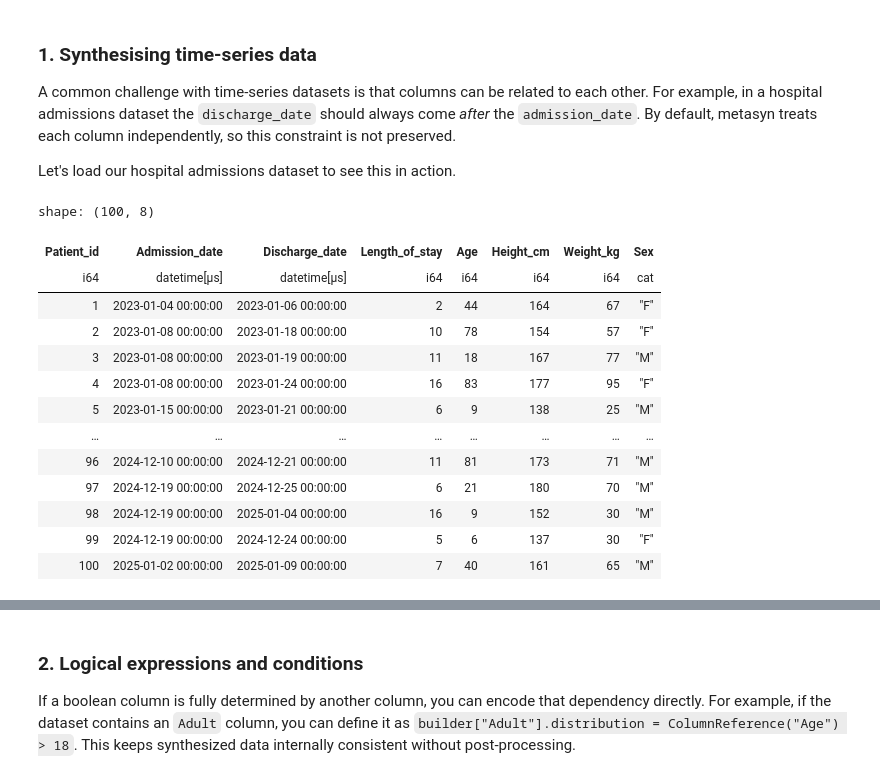
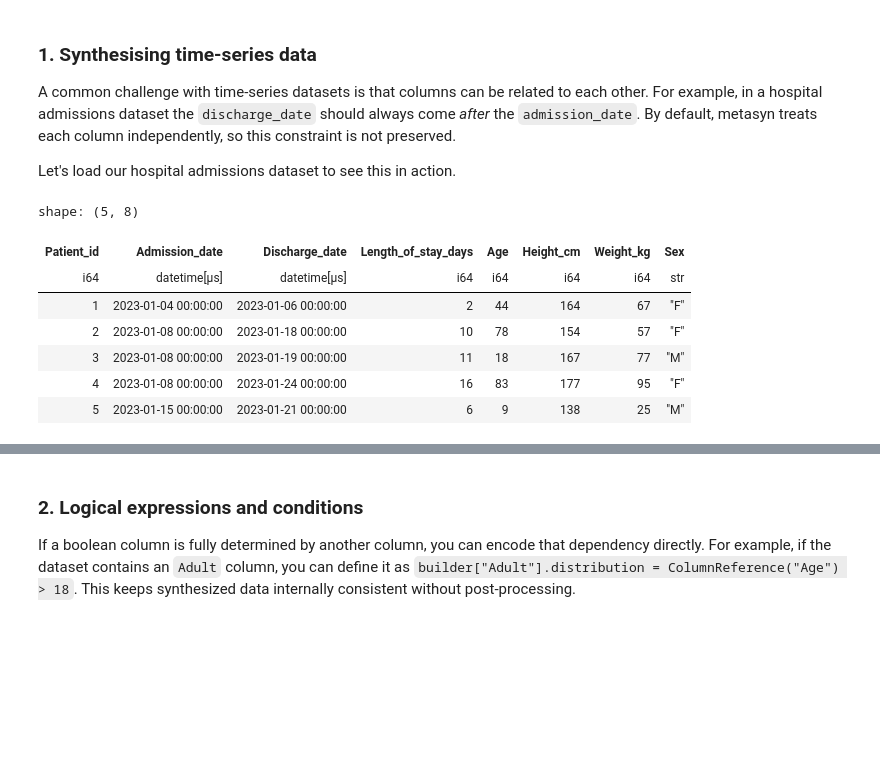
Before and after one commit to sodascience/metasyn, a Jupyter notebook: examples/3_additional_features.ipynb, the cells around one changed output, grey strips where cells are left out. Drawn from its saved outputs; the diff is of its cells as text; code cells hidden in the pictures; blank space fills up the shorter version.

```diff
--- a/examples/3_additional_features.ipynb
+++ b/examples/3_additional_features.ipynb
@@ -30,29 +27,16 @@ A common challenge with time-series datasets is that columns can be related to e
 
 Let's load our hospital admissions dataset to see this in action.
 # %%
-df = pl.read_csv("../metasyn/demo/demo_hospital_2.csv")
-df = df.with_columns(
-    pl.col("Patient_id").cast(pl.Int64),
-    pl.col("Admission_date").str.to_datetime(),
-    pl.col("Discharge_date").str.to_datetime(),
-    pl.col("Length_of_stay").str.extract(r"(\d+)").cast(pl.Int64),
-    pl.col("Sex").cast(pl.Categorical),
-)
+df = demo_data("hospital_admissions")
 
-df
+df.head()
 # %% [output]
-shape: (100, 8)
+shape: (5, 8)
-| Patient_id | Admission_date | Discharge_date | Length_of_stay | Age | Height_cm | Weight_kg | Sex |
-| i64 | datetime[μs] | datetime[μs] | i64 | i64 | i64 | i64 | cat |
+| Patient_id | Admission_date | Discharge_date | Length_of_stay_days | Age | Height_cm | Weight_kg | Sex |
+| i64 | datetime[μs] | datetime[μs] | i64 | i64 | i64 | i64 | str |
 | 1 | 2023-01-04 00:00:00 | 2023-01-06 00:00:00 | 2 | 44 | 164 | 67 | "F" |
 | 2 | 2023-01-08 00:00:00 | 2023-01-18 00:00:00 | 10 | 78 | 154 | 57 | "F" |
 | 3 | 2023-01-08 00:00:00 | 2023-01-19 00:00:00 | 11 | 18 | 167 | 77 | "M" |
 | 4 | 2023-01-08 00:00:00 | 2023-01-24 00:00:00 | 16 | 83 | 177 | 95 | "F" |
 | 5 | 2023-01-15 00:00:00 | 2023-01-21 00:00:00 | 6 | 9 | 138 | 25 | "M" |
-| … | … | … | … | … | … | … | … |
-| 96 | 2024-12-10 00:00:00 | 2024-12-21 00:00:00 | 11 | 81 | 173 | 71 | "M" |
-| 97 | 2024-12-19 00:00:00 | 2024-12-25 00:00:00 | 6 | 21 | 180 | 70 | "M" |
-| 98 | 2024-12-19 00:00:00 | 2025-01-04 00:00:00 | 16 | 9 | 152 | 30 | "M" |
-| 99 | 2024-12-19 00:00:00 | 2024-12-24 00:00:00 | 5 | 6 | 137 | 30 | "F" |
-| 100 | 2025-01-02 00:00:00 | 2025-01-09 00:00:00 | 7 | 40 | 161 | 65 | "M" |
 # %% [markdown]
```
Also changed, not shown: parts of 17 cells of this notebook.
